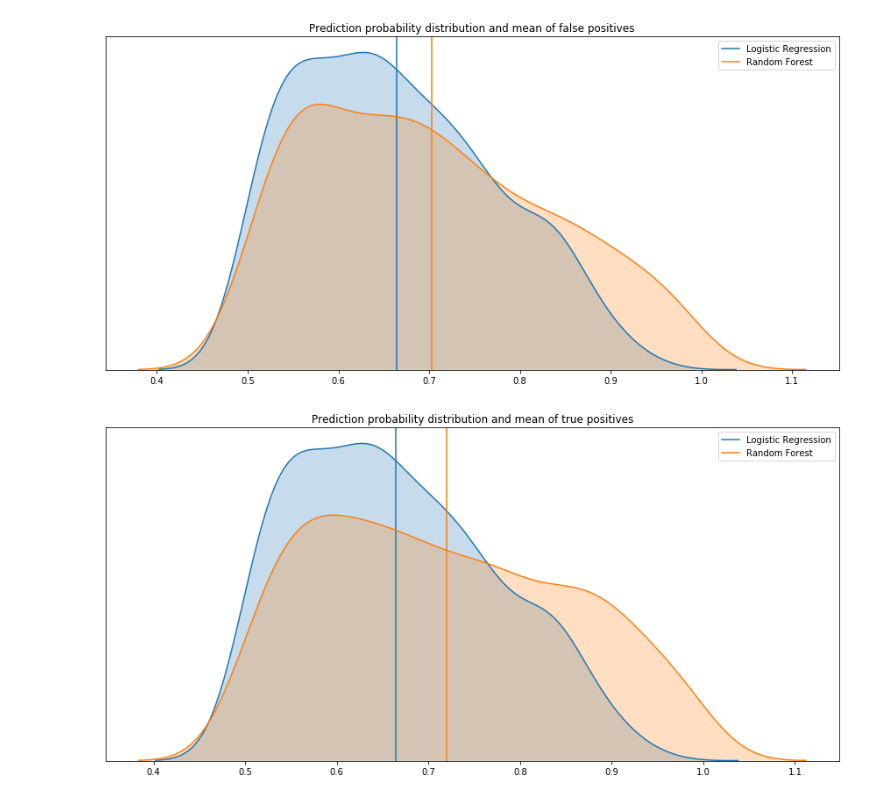
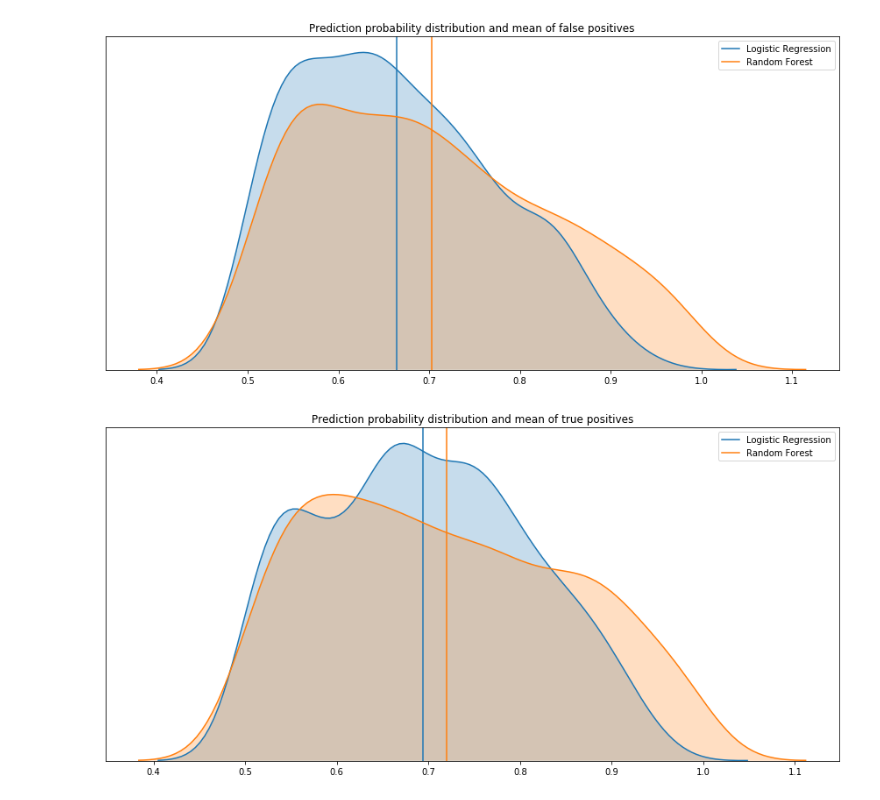
Before and after one commit to jgoerner/SportsPrediction, a Jupyter notebook: NBA/notebooks/1.2-model-building-first-iteration.ipynb, the cells around one changed output. Cells and saved outputs as stored; diff of their text form; code cells hidden in the pictures.

```diff
--- a/NBA/notebooks/1.2-model-building-first-iteration.ipynb
+++ b/NBA/notebooks/1.2-model-building-first-iteration.ipynb
@@ -177,24 +199,24 @@ plt.savefig("results/1_2_prediction_proba_false_positives.png")
 # %%
 # LR
 idx_right_lr = GS_LR.predict(X_val) == y_val
 y_right_lr = []
-for preds in GS_LR.predict_proba(X_val)[idx_wrong_lr]:
+for preds in GS_LR.predict_proba(X_val)[idx_right_lr]:
     y_right_lr.append(preds.max())
 
 # RF
 idx_right_rf = GS_RF.predict(X_val) == y_val
 y_right_rf = []
 for preds in GS_RF.predict_proba(X_val)[idx_right_rf]:
     y_right_rf.append(preds.max())
 
 # plot
 colors = sns.color_palette(n_colors=2).as_hex()
 sns.kdeplot(y_right_lr, shade=True, label="Logistic Regression")
 plt.axvline(x=np.mean(y_right_lr), color=colors[0])
 sns.kdeplot(y_right_rf, shade=True, clip=[0,1], label="Random Forest")
 plt.axvline(x=np.mean(y_right_rf), color=colors[1])
 plt.title("Prediction probability distribution and mean of true positives")
 plt.yticks([])
 plt.savefig("results/1_2_prediction_proba_true_positives.png")
 # %% [output]
-[figure, old version]
+[figure, new version]
```
Also changed, not shown: parts of 3 cells of this notebook, 4 other files.
